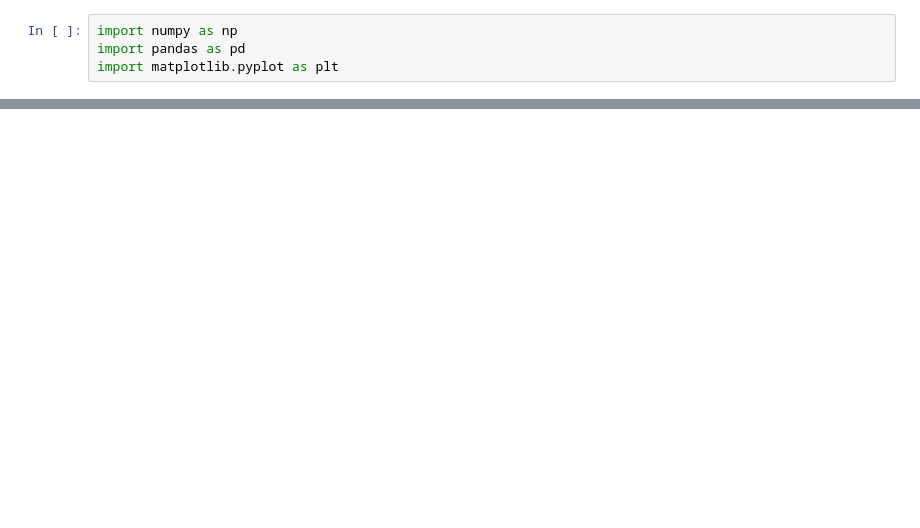
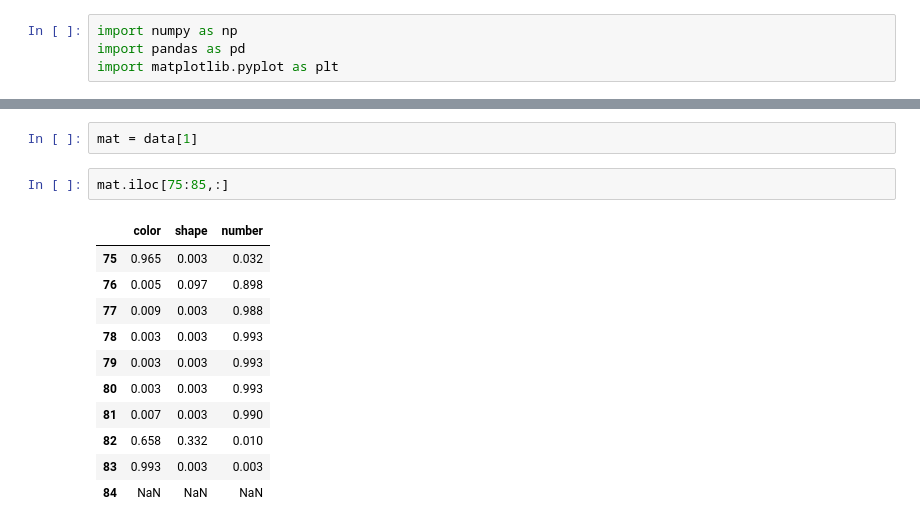
Before and after one commit to stefanradev93/DBN, a Jupyter notebook: GenerativeModel2.ipynb, the cells around one changed output, grey strips where cells are left out. Drawn from its saved outputs; the diff is of its cells as text; blank space fills up the shorter version.

```diff
--- a/GenerativeModel2.ipynb
+++ b/GenerativeModel2.ipynb
@@ -143,0 +143,16 @@ plt.show()
+# %%
+mat = data[1]
+# %%
+mat.iloc[75:85,:]
+# %% [output]
+|  | color | shape | number |
+| 75 | 0.965 | 0.003 | 0.032 |
+| 76 | 0.005 | 0.097 | 0.898 |
+| 77 | 0.009 | 0.003 | 0.988 |
+| 78 | 0.003 | 0.003 | 0.993 |
+| 79 | 0.003 | 0.003 | 0.993 |
+| 80 | 0.003 | 0.003 | 0.993 |
+| 81 | 0.007 | 0.003 | 0.990 |
+| 82 | 0.658 | 0.332 | 0.010 |
+| 83 | 0.993 | 0.003 | 0.003 |
+| 84 | NaN | NaN | NaN |
```
Also changed, not shown: parts of 5 cells of this notebook.
